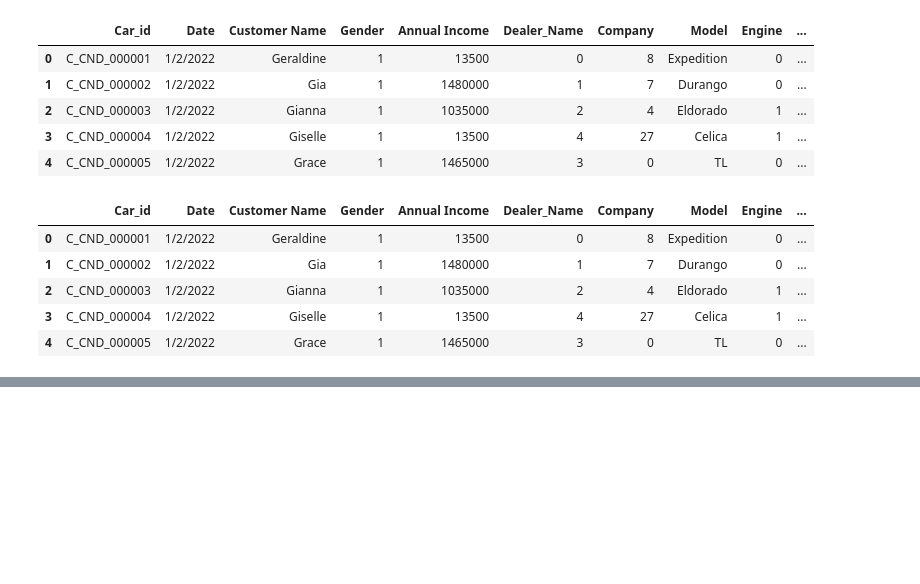
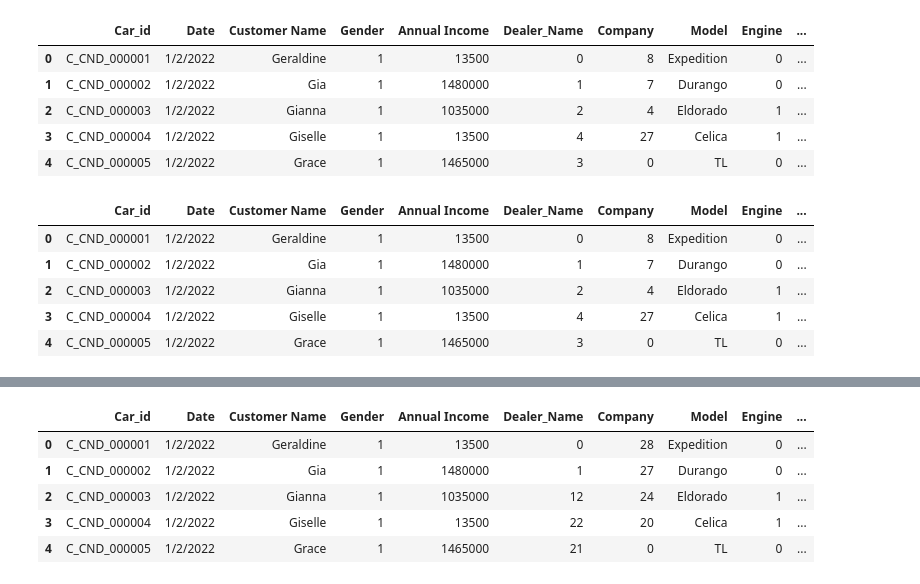
Before and after one commit to Imron042002/data-science-with-python-2023, a Jupyter notebook: finalproject/car_sale_code.ipynb, the cells around one changed output, grey strips where cells are left out. Drawn from its saved outputs; the diff is of its cells as text; code cells hidden in the pictures; blank space fills up the shorter version.

```diff
--- a/finalproject/car_sale_code.ipynb
+++ b/finalproject/car_sale_code.ipynb
@@ -298,7 +298,9 @@ People's Favourite Body Style - SUV and HatchBack
 # %% [markdown]
 Data Modelling
 # %%
-df1=pd.read_csv("data set\Car Sales.xlsx - car_data.csv")
+data=pd.read_csv("data set\Car Sales.xlsx - car_data.csv")
+data2=data
+df1=data
 # %%
 df1.columns
 # %% [output]
@@ -361,0 +389,9 @@ df1.head()
+# %%
+data2.head(5)
+# %% [output]
+|  | Car_id | Date | Customer Name | Gender | Annual Income | Dealer_Name | Company | Model | Engine | ... |
+| 0 | C_CND_000001 | 1/2/2022 | Geraldine | 1 | 13500 | 0 | 28 | Expedition | 0 | ... |
+| 1 | C_CND_000002 | 1/2/2022 | Gia | 1 | 1480000 | 1 | 27 | Durango | 0 | ... |
+| 2 | C_CND_000003 | 1/2/2022 | Gianna | 1 | 1035000 | 12 | 24 | Eldorado | 1 | ... |
+| 3 | C_CND_000004 | 1/2/2022 | Giselle | 1 | 13500 | 22 | 20 | Celica | 1 | ... |
+| 4 | C_CND_000005 | 1/2/2022 | Grace | 1 | 1465000 | 21 | 0 | TL | 0 | ... |
```
Also changed, not shown: parts of 12 cells of this notebook, 1 other file.
